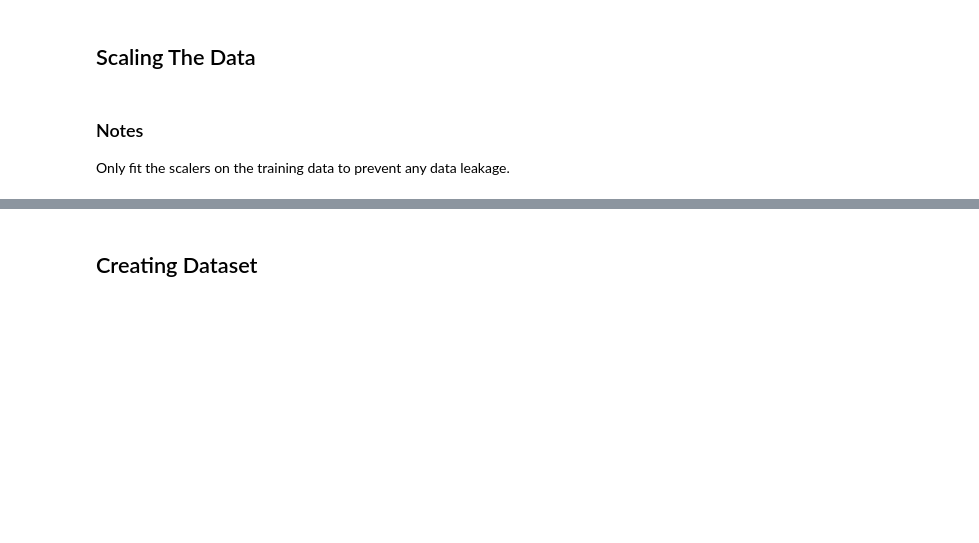
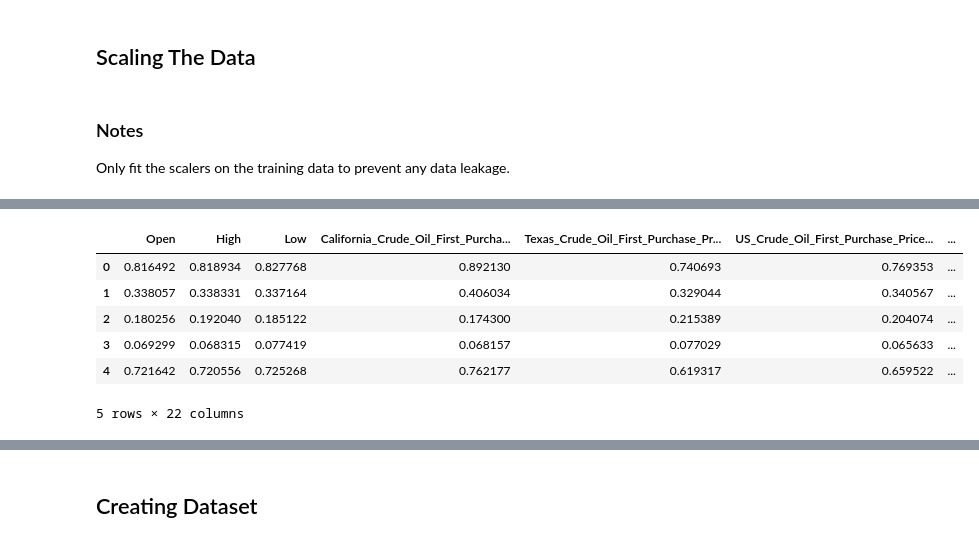
Before and after one commit to BrianP490/Liquid-Gold, a Jupyter notebook: Notebooks/Create_Dataloaders.ipynb, the cells around one changed output, grey strips where cells are left out. Saved outputs shown, nothing was run; the diff lists cells and outputs as text; code cells hidden in the pictures; blank space fills up the shorter version.

```diff
--- a/Notebooks/Create_Dataloaders.ipynb
+++ b/Notebooks/Create_Dataloaders.ipynb
@@ -160,11 +143,7 @@ label_scaler = MinMaxScaler()
 # %%
-os.makedirs(MODEL_ROOT, exist_ok=True)
+label_col = "Close"
+extra_dropped_cols = 'Date'
 # %% [markdown]
 ### Notes
 Only fit the scalers on the training data to prevent any data leakage.
-# %%
-# Fit the scaler on the training features and transform them
-X_train_scaled = feature_scaler.fit_transform(X_train)
-# Transform the test features using the same scaler
-Y_test_scaled = label_scaler.fit_transform(Y_train)
 # %%
@@ -187,0 +228,20 @@ if os.path.exists(TRAIN_DATA_PATH) and os.path.exists(TEST_DATA_PATH) and os.pat
+# %%
+features = df_features.columns
+labels = df_labels.columns
+# %%
+X_train_df = pd.DataFrame(X_train_scaled, columns=features)
+X_test_df = pd.DataFrame(X_test_scaled, columns=features)
+X_validation_df = pd.DataFrame(X_validation_scaled, columns=features)
+Y_train_df = pd.DataFrame(Y_train_scaled, columns=labels)
+Y_test_df = pd.DataFrame(Y_test_scaled, columns=labels)
+Y_validation_df = pd.DataFrame(Y_validation_scaled, columns=labels)
+# %%
+X_test_df.head()
+# %% [output]
+|  | Open | High | Low | California_Crude_Oil_First_Purcha... | Texas_Crude_Oil_First_Purchase_Pr... | US_Crude_Oil_First_Purchase_Price... | ... |
+| 0 | 0.816492 | 0.818934 | 0.827768 | 0.892130 | 0.740693 | 0.769353 | ... |
+| 1 | 0.338057 | 0.338331 | 0.337164 | 0.406034 | 0.329044 | 0.340567 | ... |
+| 2 | 0.180256 | 0.192040 | 0.185122 | 0.174300 | 0.215389 | 0.204074 | ... |
+| 3 | 0.069299 | 0.068315 | 0.077419 | 0.068157 | 0.077029 | 0.065633 | ... |
+| 4 | 0.721642 | 0.720556 | 0.725268 | 0.762177 | 0.619317 | 0.659522 | ... |
+5 rows × 22 columns
```
Also changed, not shown: parts of 20 cells of this notebook.
